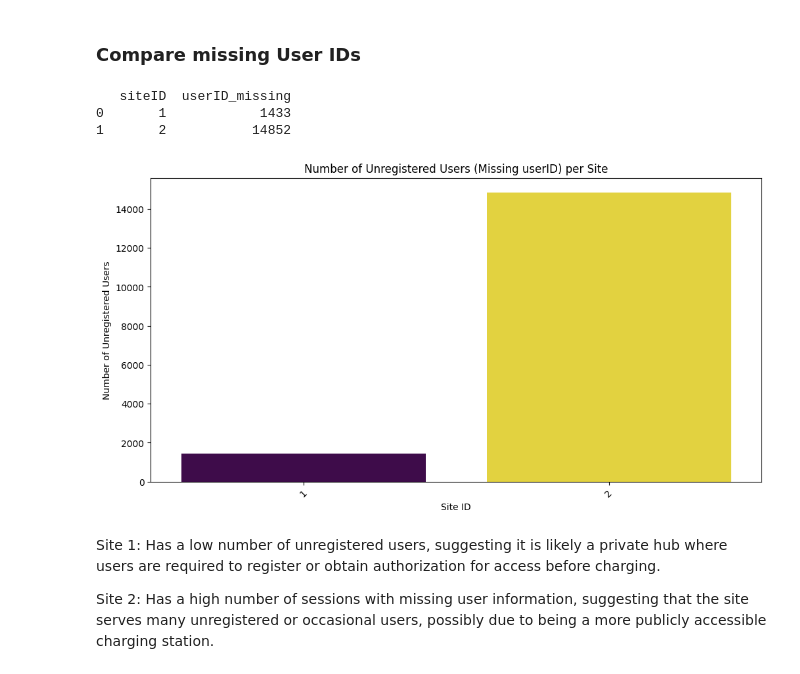
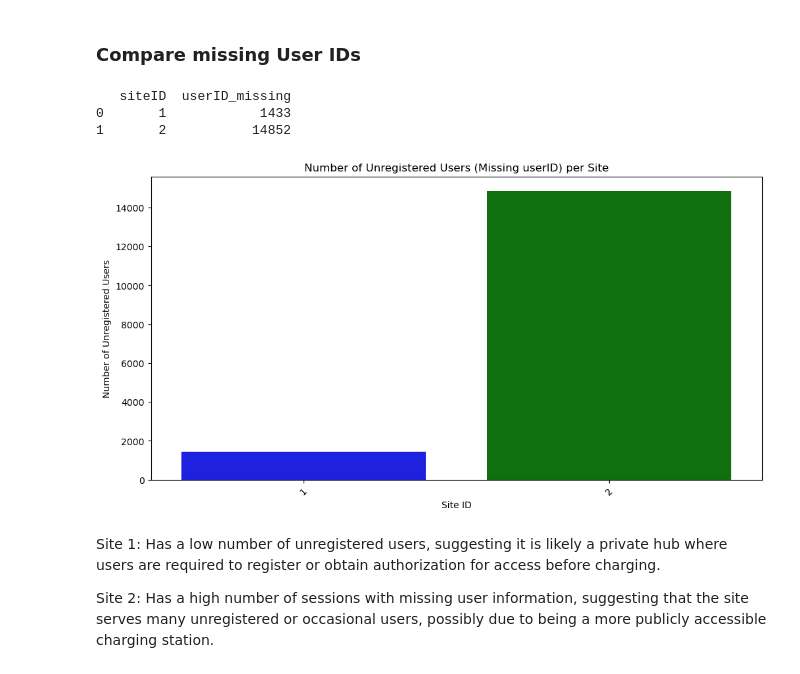
Before and after one commit to JakobJetter/AA_Project_WS2526, a Jupyter notebook: 02_Descriptive_Analytics/site_characteristics.ipynb, the cells around one changed output. Saved outputs shown, nothing was run; the diff lists cells and outputs as text; code cells hidden in the pictures.

```diff
--- a/02_Descriptive_Analytics/site_characteristics.ipynb
+++ b/02_Descriptive_Analytics/site_characteristics.ipynb
@@ -128,22 +130,22 @@ siteID
 # %%
 df['userID_missing'] = df['userID'].isnull()
 
 unregistered_users_per_site = df.groupby('siteID')['userID_missing'].sum().reset_index()
 print(unregistered_users_per_site)
 
 
 plt.figure(figsize=(12, 6))
-sns.barplot(x='siteID', y='userID_missing', hue='siteID', data=unregistered_users_per_site, palette='viridis', dodge=False, legend=False)
+sns.barplot(x='siteID', y='userID_missing', hue='siteID', data=unregistered_users_per_site, palette=['blue', 'green'], dodge=False, legend=False)
 plt.title('Number of Unregistered Users (Missing userID) per Site')
 plt.xlabel('Site ID')
 plt.ylabel('Number of Unregistered Users')
 plt.xticks(rotation=45)
 plt.show()
 # %% [output]
    siteID  userID_missing
 0       1            1433
 1       2           14852
-[figure, old version]
+[figure, new version]
 # %% [markdown]
 Site 1:
 Has a low number of unregistered users, suggesting it is likely a private hub where users are required to register or obtain authorization for access before charging.
```
Also changed, not shown: parts of 2 cells of this notebook.
